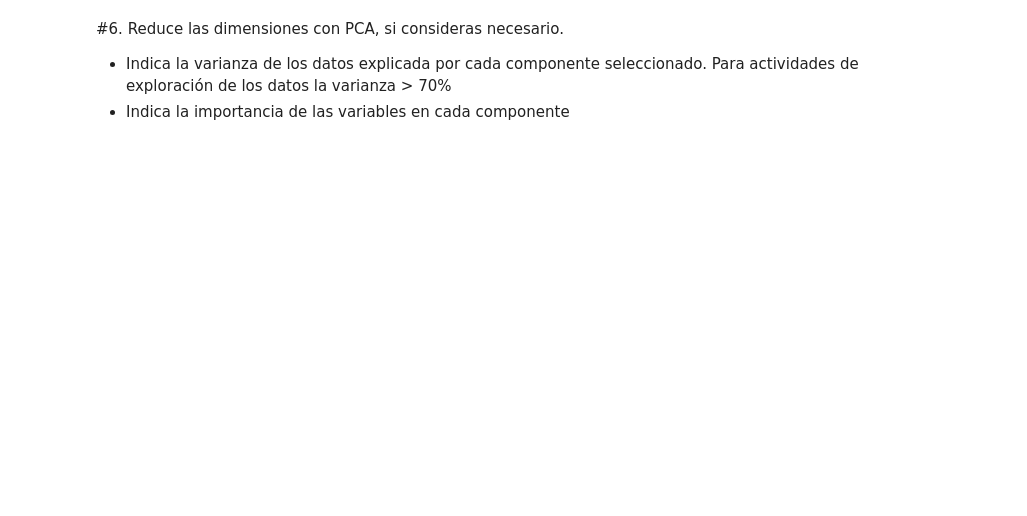
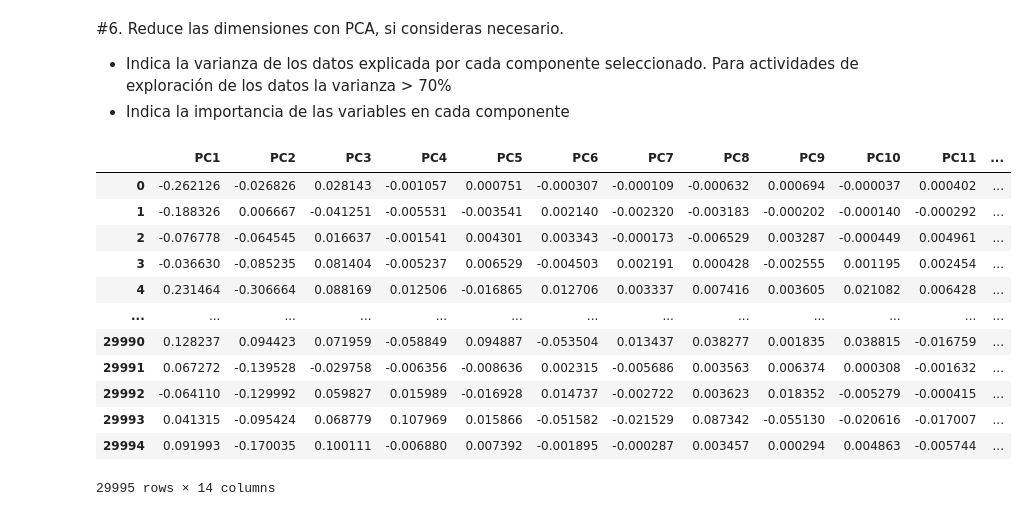
Before and after one commit to PosgradoMNA/actividades-de-aprendizaje-rafaelsangarcia, a Jupyter notebook: Semana6/Actividad/ Visualizacion_A01182780.ipynb, the cells around one changed output. Cells and saved outputs as stored; diff of their text form; code cells hidden in the pictures; blank space fills up the shorter version.

```diff
--- a/Semana6/Actividad/ Visualizacion_A01182780.ipynb
+++ b/Semana6/Actividad/ Visualizacion_A01182780.ipynb
@@ -593,3 +594,25 @@ scaled_df_num.head()
 #6. Reduce las dimensiones con PCA, si consideras necesario.
 * Indica la varianza de los datos explicada por cada componente seleccionado. Para actividades de exploración de los datos la varianza > 70%
 * Indica la importancia de las variables en cada componente
+# %%
+from sklearn.decomposition import PCA
+
+pcs = PCA()
+pcs_columns= ['PC1','PC2','PC3','PC4','PC5','PC6','PC7','PC8','PC9','PC10','PC11','PC12','PC13','PC14']
+pcs_t = pcs.fit_transform(scaled_df_num)
+pca_df=pd.DataFrame(pcs_t, columns=pcs_columns)
+pca_df
+# %% [output]
+|  | PC1 | PC2 | PC3 | PC4 | PC5 | PC6 | PC7 | PC8 | PC9 | PC10 | PC11 | ... |
+| 0 | -0.262126 | -0.026826 | 0.028143 | -0.001057 | 0.000751 | -0.000307 | -0.000109 | -0.000632 | 0.000694 | -0.000037 | 0.000402 | ... |
+| 1 | -0.188326 | 0.006667 | -0.041251 | -0.005531 | -0.003541 | 0.002140 | -0.002320 | -0.003183 | -0.000202 | -0.000140 | -0.000292 | ... |
+| 2 | -0.076778 | -0.064545 | 0.016637 | -0.001541 | 0.004301 | 0.003343 | -0.000173 | -0.006529 | 0.003287 | -0.000449 | 0.004961 | ... |
+| 3 | -0.036630 | -0.085235 | 0.081404 | -0.005237 | 0.006529 | -0.004503 | 0.002191 | 0.000428 | -0.002555 | 0.001195 | 0.002454 | ... |
+| 4 | 0.231464 | -0.306664 | 0.088169 | 0.012506 | -0.016865 | 0.012706 | 0.003337 | 0.007416 | 0.003605 | 0.021082 | 0.006428 | ... |
+| ... | ... | ... | ... | ... | ... | ... | ... | ... | ... | ... | ... | ... |
+| 29990 | 0.128237 | 0.094423 | 0.071959 | -0.058849 | 0.094887 | -0.053504 | 0.013437 | 0.038277 | 0.001835 | 0.038815 | -0.016759 | ... |
+| 29991 | 0.067272 | -0.139528 | -0.029758 | -0.006356 | -0.008636 | 0.002315 | -0.005686 | 0.003563 | 0.006374 | 0.000308 | -0.001632 | ... |
+| 29992 | -0.064110 | -0.129992 | 0.059827 | 0.015989 | -0.016928 | 0.014737 | -0.002722 | 0.003623 | 0.018352 | -0.005279 | -0.000415 | ... |
+| 29993 | 0.041315 | -0.095424 | 0.068779 | 0.107969 | 0.015866 | -0.051582 | -0.021529 | 0.087342 | -0.055130 | -0.020616 | -0.017007 | ... |
+| 29994 | 0.091993 | -0.170035 | 0.100111 | -0.006880 | 0.007392 | -0.001895 | -0.000287 | 0.003457 | 0.000294 | 0.004863 | -0.005744 | ... |
+29995 rows × 14 columns
```
Also changed, not shown: parts of 6 cells of this notebook.
